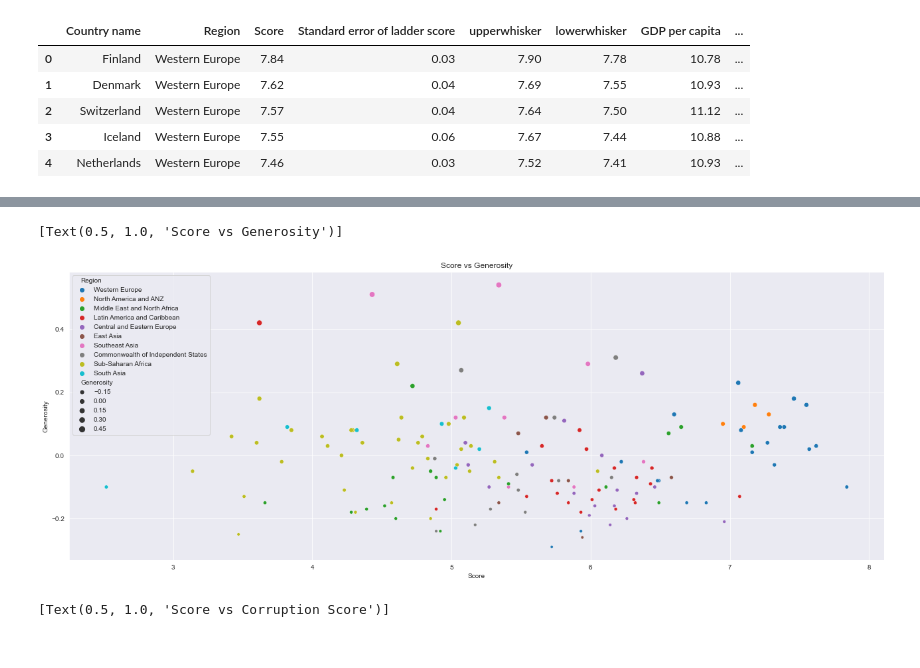
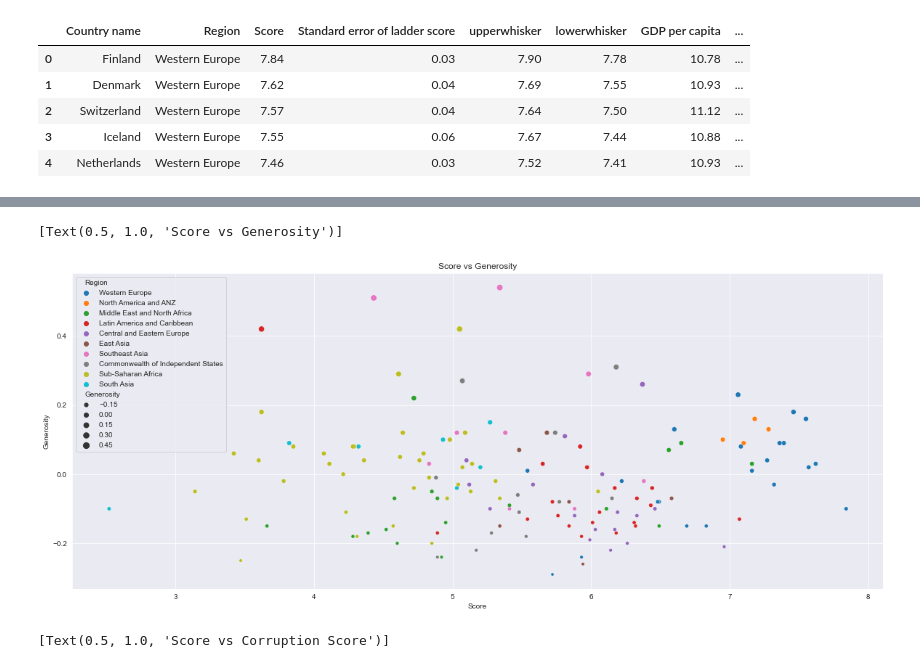
Before and after one commit to EdwinVargas22/World-Happiness-2021, a Jupyter notebook: Data_Analysis.ipynb, the cells around one changed output, grey strips where cells are left out. Saved outputs shown, nothing was run; the diff lists cells and outputs as text; code cells hidden in the pictures.

```diff
--- a/Data_Analysis.ipynb
+++ b/Data_Analysis.ipynb
@@ -143,16 +143,16 @@ sns.scatterplot(data=dataset_modified, x='Score', y='Freedom', hue='Region', siz
 # %%
 # Scatter plot of Score vs Generosity
 
 fig = plt.gcf()
 
-fig.set_size_inches(22, 8)
+fig.set_size_inches(20, 8)
 
 sns.set_style("darkgrid")
 
 sns.scatterplot(data=dataset_modified, x='Score', y='Generosity', hue='Region', size='Generosity').set(title='Score vs Generosity')
 # %% [output]
 [Text(0.5, 1.0, 'Score vs Generosity')]
-[figure, old version]
+[figure, new version]
 # %%
 # Scatter plot of Score vs Corruption
 
```
Also changed, not shown: parts of 4 cells of this notebook.
